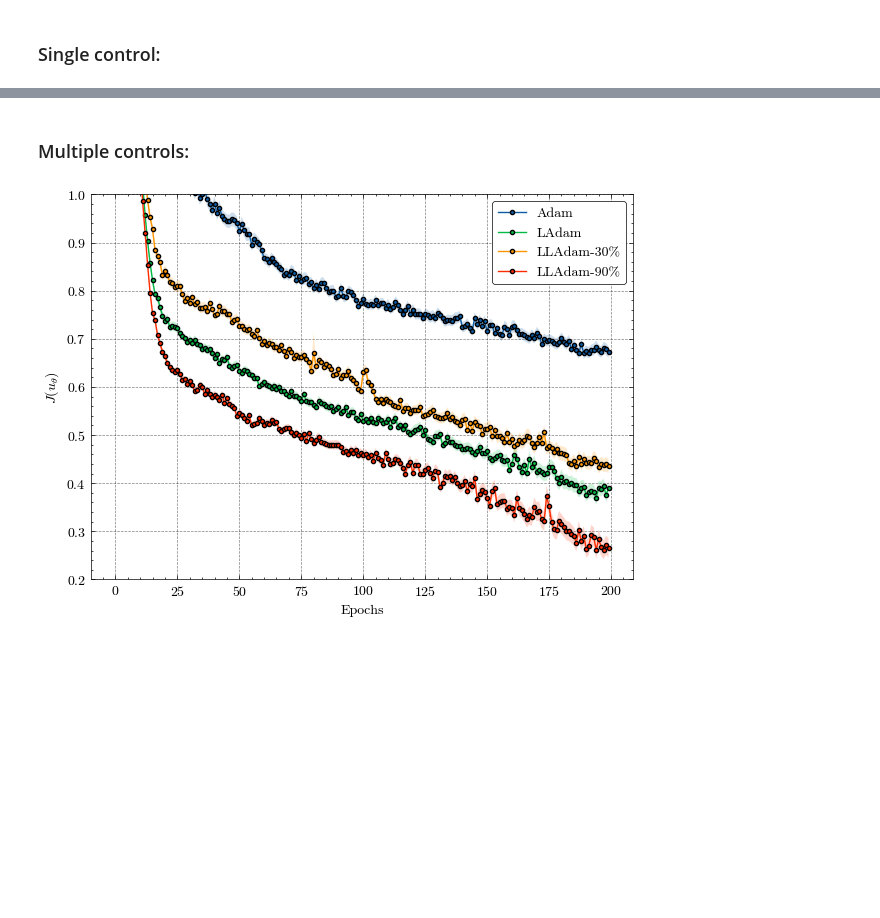
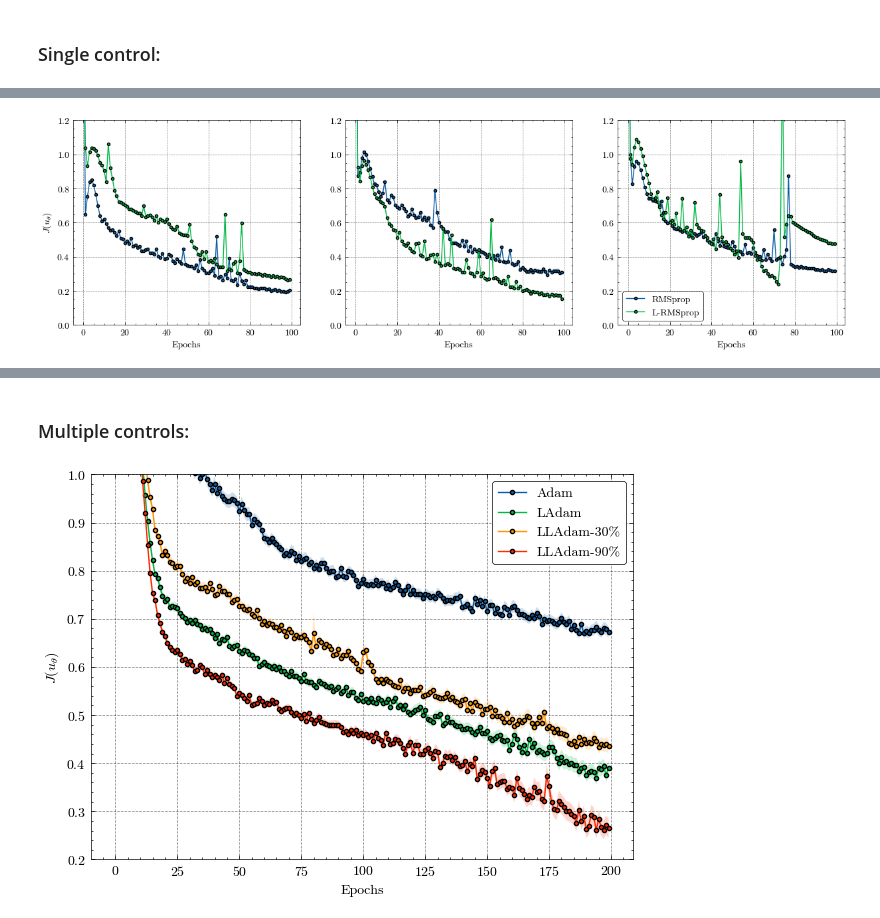
Before and after one commit to SaadSouilmi/Langevin-algorithms-for-deep-stochastic-control, a Jupyter notebook: DeepHedging.ipynb, the cells around one changed output, grey strips where cells are left out. Saved outputs shown, nothing was run; the diff lists cells and outputs as text; code cells hidden in the pictures; blank space fills up the shorter version.

```diff
--- a/DeepHedging.ipynb
+++ b/DeepHedging.ipynb
@@ -259,0 +201,16 @@ plot_langevin_loss(
+# %%
+rmsprop_single_ctrl = test_diag_single_ctrl(
+    model_config,
+    [30, 50, 100],
+    control_config,
+    torch.optim.RMSprop,
+    LRMSprop,
+    "RMSprop",
+    2e-3,
+    2e-4,
+    [2e-4, 2e-4, 2e-4],
+    100,
+    80,
+)
+# %% [output]
+[figure, added]
```
Also changed, not shown: parts of 24 cells of this notebook, 6 other files.
